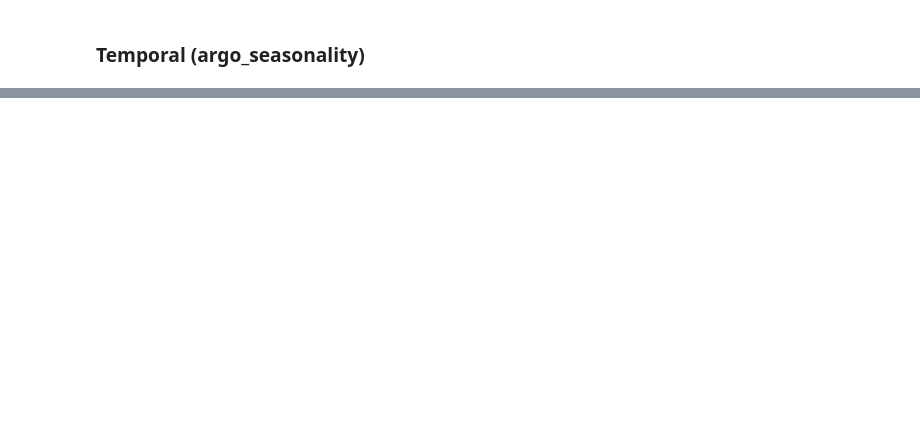
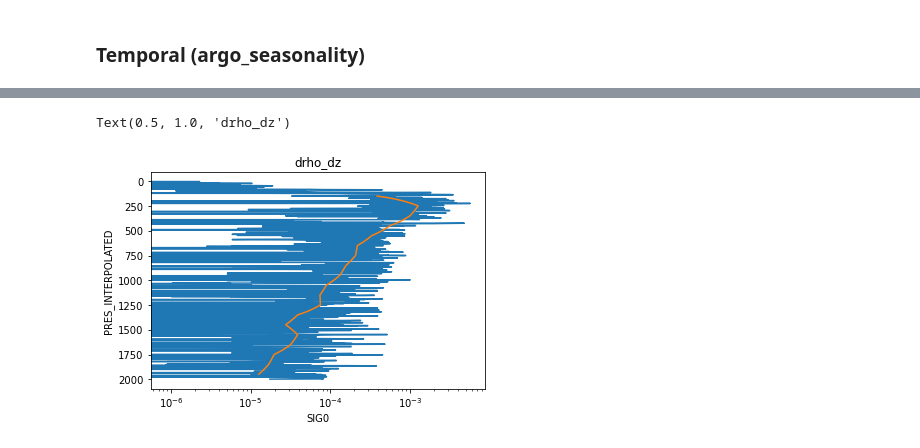
Before and after one commit to ocean-transport/argo-intern, a Jupyter notebook: CCS_poster.ipynb, the cells around one changed output, grey strips where cells are left out. Saved outputs shown, nothing was run; the diff lists cells and outputs as text; code cells hidden in the pictures; blank space fills up the shorter version.

```diff
--- a/CCS_poster.ipynb
+++ b/CCS_poster.ipynb
@@ -185,0 +216,9 @@ plt.xscale('log')
+# %%
+drho_dz(s4,variable='SIG0').isel(N_PROF=10).plot(y='PRES_INTERPOLATED')
+new_drho_dz(s4,variable='SIG0',coarsen_scale=50).isel(N_PROF=10).plot(y='PRES_INTERPOLATED')
+plt.gca().invert_yaxis()
+plt.xscale('log')
+plt.title('drho_dz')
+# %% [output]
+Text(0.5, 1.0, 'drho_dz')
+[figure, added]
```
Also changed, not shown: parts of 31 cells of this notebook.
